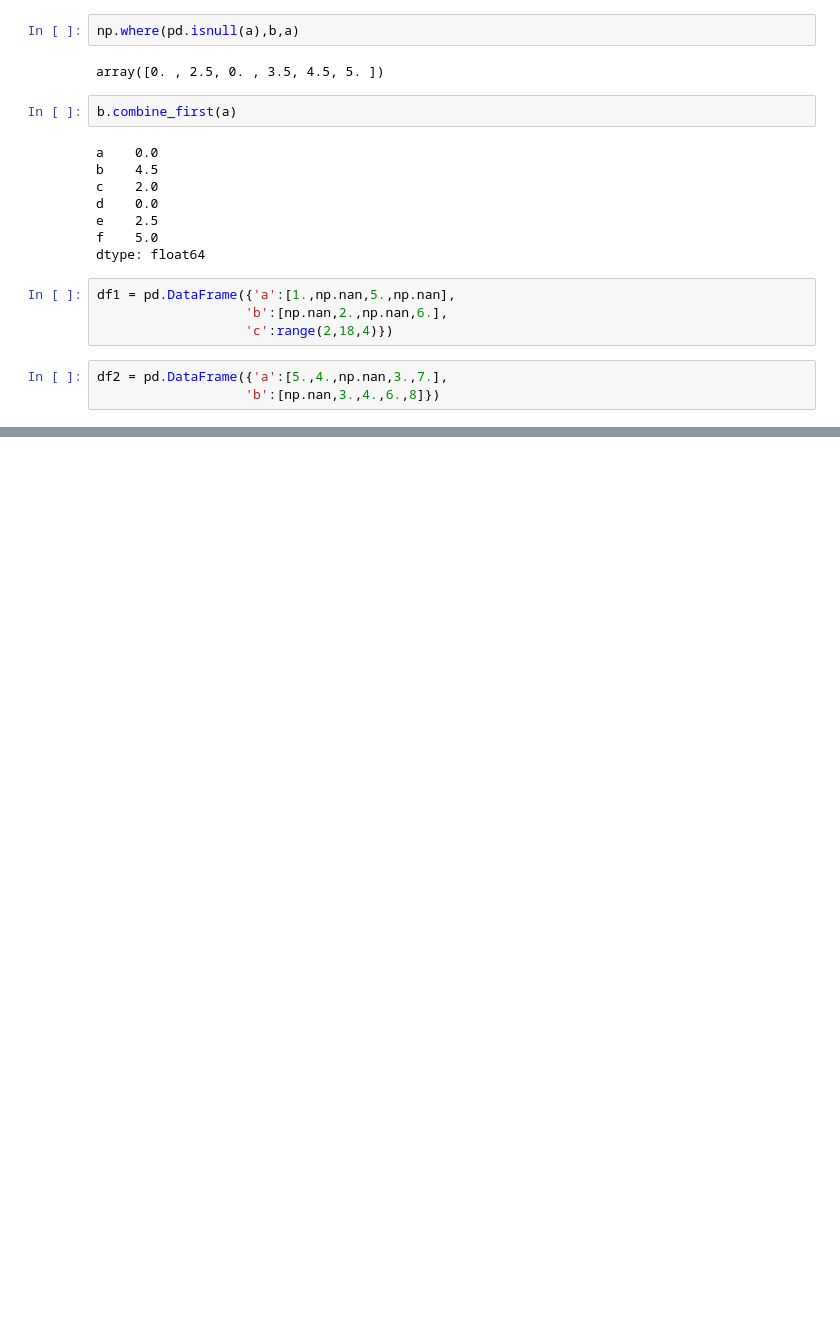
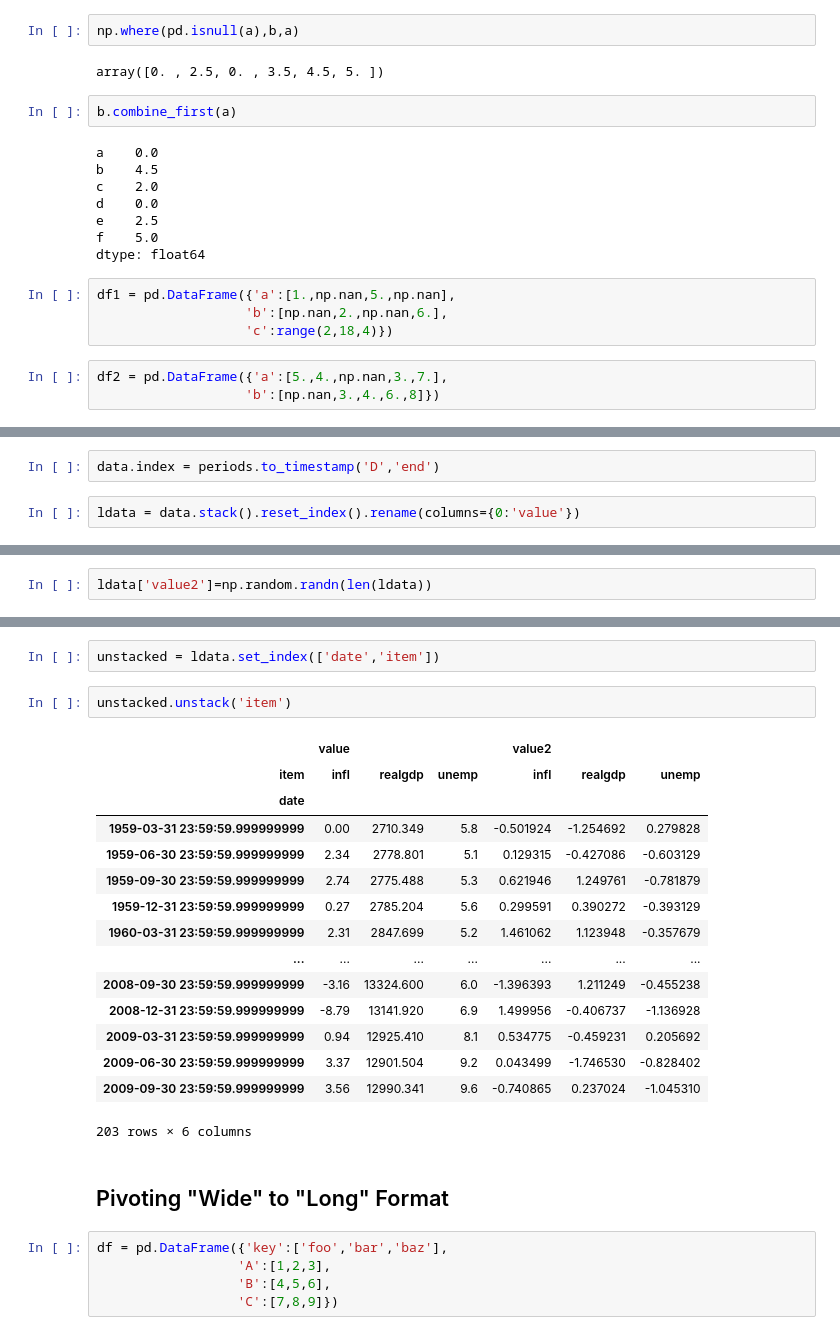
Before and after one commit to ZCW-Data1dot2/data-wrangling-pandas-deanastuart, a Jupyter notebook: Chapter8WorkAlong.ipynb, the cells around one changed output, grey strips where cells are left out. Saved outputs shown, nothing was run; the diff lists cells and outputs as text; blank space fills up the shorter version.

```diff
--- a/Chapter8WorkAlong.ipynb
+++ b/Chapter8WorkAlong.ipynb
@@ -787,0 +967,4 @@ df2 = pd.DataFrame({'a':[5.,4.,np.nan,3.,7.],
+# %%
+data.index = periods.to_timestamp('D','end')
+# %%
+ldata = data.stack().reset_index().rename(columns={0:'value'})
@@ -787,0 +987,2 @@ df2 = pd.DataFrame({'a':[5.,4.,np.nan,3.,7.],
+# %%
+ldata['value2']=np.random.randn(len(ldata))
@@ -787,0 +1026,27 @@ df2 = pd.DataFrame({'a':[5.,4.,np.nan,3.,7.],
+# %%
+unstacked = ldata.set_index(['date','item'])
+# %%
+unstacked.unstack('item')
+# %% [output]
+|  | value |  |  | value2 |  |  |
+| item | infl | realgdp | unemp | infl | realgdp | unemp |
+| date |  |  |  |  |  |  |
+| 1959-03-31 23:59:59.999999999 | 0.00 | 2710.349 | 5.8 | -0.501924 | -1.254692 | 0.279828 |
+| 1959-06-30 23:59:59.999999999 | 2.34 | 2778.801 | 5.1 | 0.129315 | -0.427086 | -0.603129 |
+| 1959-09-30 23:59:59.999999999 | 2.74 | 2775.488 | 5.3 | 0.621946 | 1.249761 | -0.781879 |
+| 1959-12-31 23:59:59.999999999 | 0.27 | 2785.204 | 5.6 | 0.299591 | 0.390272 | -0.393129 |
+| 1960-03-31 23:59:59.999999999 | 2.31 | 2847.699 | 5.2 | 1.461062 | 1.123948 | -0.357679 |
+| ... | ... | ... | ... | ... | ... | ... |
+| 2008-09-30 23:59:59.999999999 | -3.16 | 13324.600 | 6.0 | -1.396393 | 1.211249 | -0.455238 |
+| 2008-12-31 23:59:59.999999999 | -8.79 | 13141.920 | 6.9 | 1.499956 | -0.406737 | -1.136928 |
+| 2009-03-31 23:59:59.999999999 | 0.94 | 12925.410 | 8.1 | 0.534775 | -0.459231 | 0.205692 |
+| 2009-06-30 23:59:59.999999999 | 3.37 | 12901.504 | 9.2 | 0.043499 | -1.746530 | -0.828402 |
+| 2009-09-30 23:59:59.999999999 | 3.56 | 12990.341 | 9.6 | -0.740865 | 0.237024 | -1.045310 |
+203 rows × 6 columns
+# %% [markdown]
+## Pivoting "Wide" to "Long" Format
+# %%
+df = pd.DataFrame({'key':['foo','bar','baz'],
+                  'A':[1,2,3],
+                  'B':[4,5,6],
+                  'C':[7,8,9]})
```
Also changed, not shown: parts of 42 cells of this notebook.
